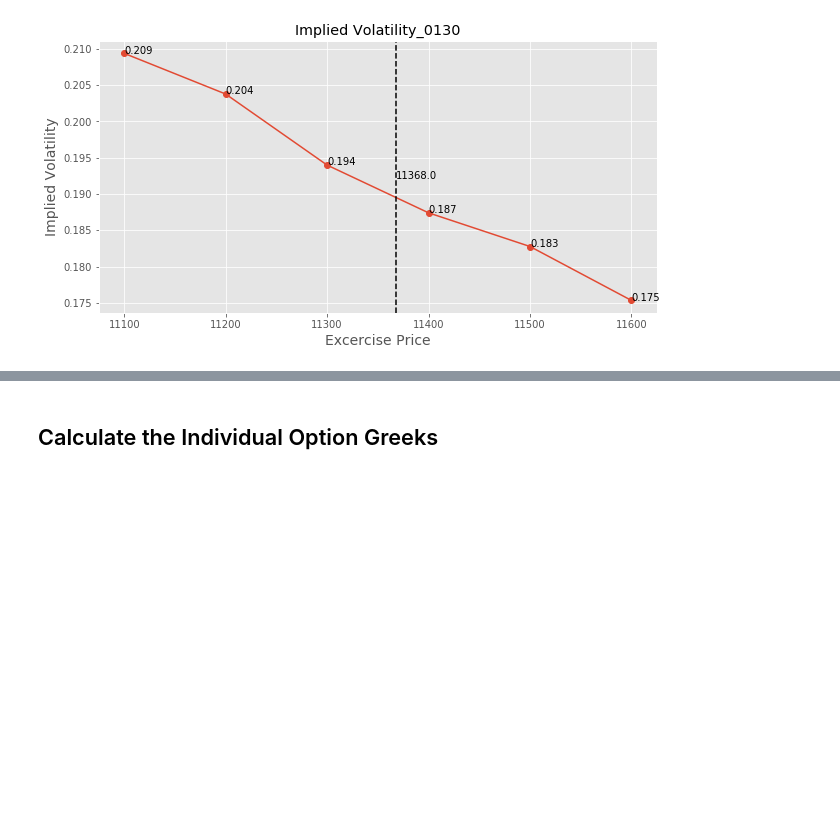
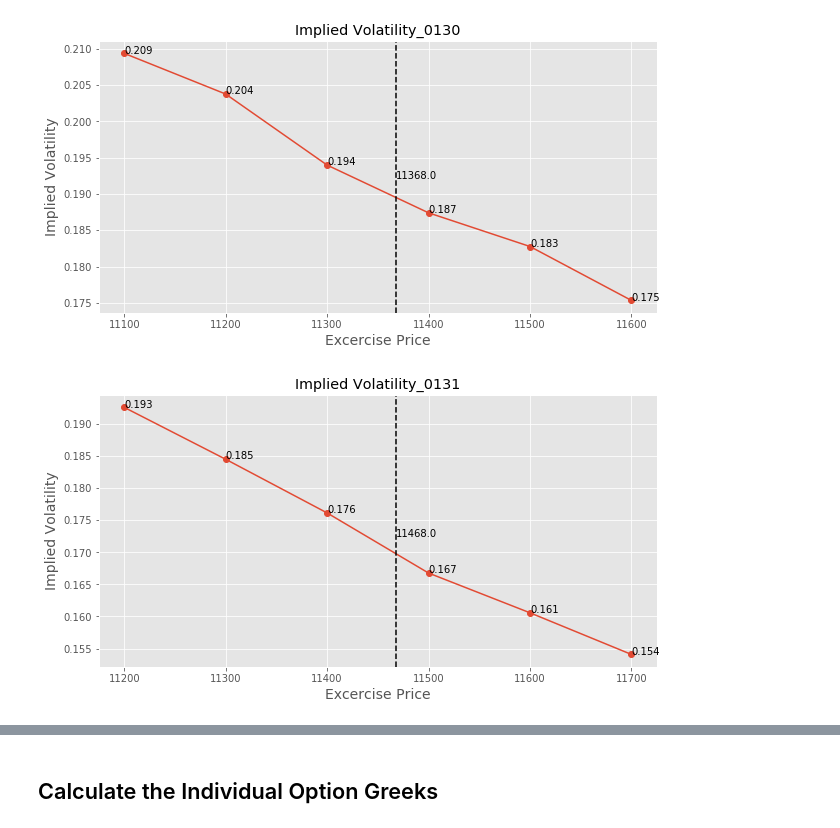
Before and after one commit to A2Zntu/OptionStrategy, a Jupyter notebook: main.ipynb, the cells around one changed output, grey strips where cells are left out. Saved outputs shown, nothing was run; the diff lists cells and outputs as text; code cells hidden in the pictures; blank space fills up the shorter version.

```diff
--- a/main.ipynb
+++ b/main.ipynb
@@ -64,3 +64,27 @@ df_OTM = combine_OTM(df_call, df_put, list_StockPrices)
 plot_IV(df = df_OTM, S = S, date = date_)
 # %% [output]
 [figure]
+# %%
+date_ = '0131'
+S = todayStockPrice(date = date_)
+list_StockPrices = moneyness_list(S, gapType = "month", gapNum = 3) # only 3 OTM price on monthly basis
+
+# Split the df to df_call and df_put
+df = df_generate(product = 'TXO', date = date_ )
+df_put = df[df.買賣權 == 'Put'].reset_index(drop=True)
+df_call = df[df.買賣權 == 'Call'].reset_index(drop=True)
+
+# append the IV
+df_put = Flag_Moneyness(df_put, S = S, code = 'Put')
+list_IV_put, categoryNAPut = IV_List(df = df_put, Stock = S, d = date_ , flag = 'Put')
+df_put["IV"] = list_IV_put
+
+df_call = Flag_Moneyness(df_call, S = S, code = 'Call')
+list_IV_call, categoryNACall = IV_List(df = df_call, Stock = S, d = date_ , flag = 'Call')
+df_call["IV"] = list_IV_call
+
+# Combine call and put with only OTM
+df_OTM_2 = combine_OTM(df_call, df_put, list_StockPrices)
+plot_IV(df = df_OTM_2, S = S, date = date_)
+# %% [output]
+[figure, added]
```
Also changed, not shown: parts of 5 cells of this notebook, 2 other files.
